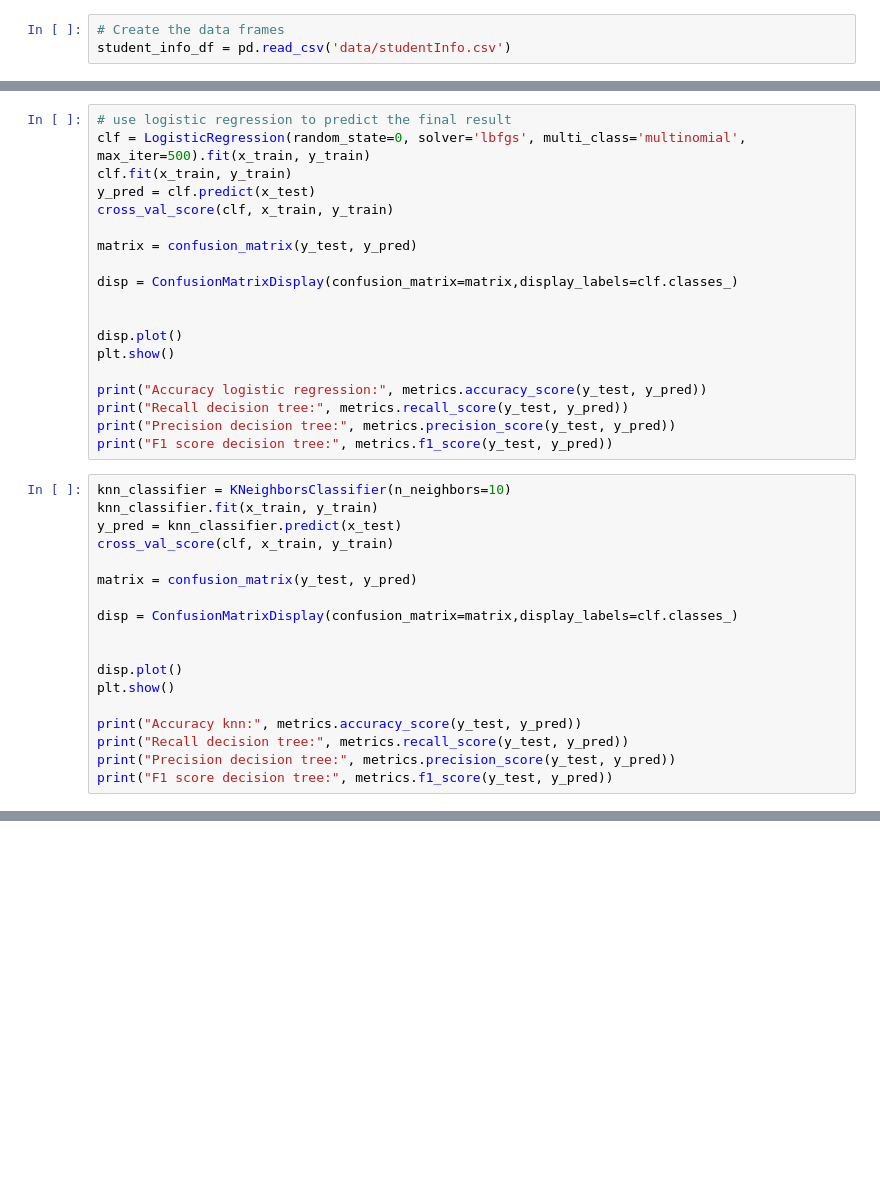
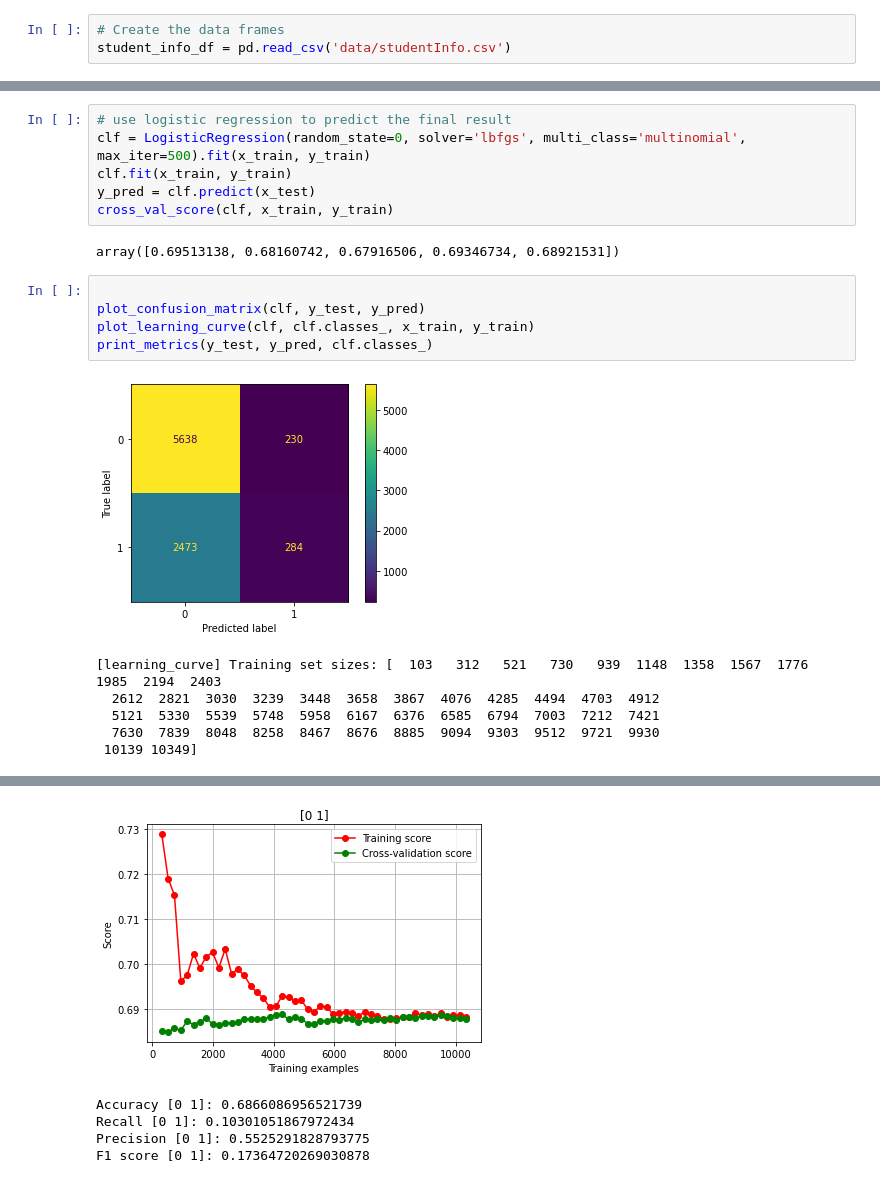
Before and after one commit to randmon/ucll_ti_data_and_ai_group_assignments, a Jupyter notebook: Assignment 3/test.ipynb, the cells around one changed output, grey strips where cells are left out. Cells and saved outputs as stored; diff of their text form; blank space fills up the shorter version.

```diff
--- a/Assignment 3/test.ipynb
+++ b/Assignment 3/test.ipynb
@@ -141,34 +183,17 @@ clf = LogisticRegression(random_state=0, solver='lbfgs', multi_class='multinomia
 clf.fit(x_train, y_train)
 y_pred = clf.predict(x_test)
 cross_val_score(clf, x_train, y_train)
-
-matrix = confusion_matrix(y_test, y_pred)
-
-disp = ConfusionMatrixDisplay(confusion_matrix=matrix,display_labels=clf.classes_)
-
-
-disp.plot()
-plt.show()
-
-print("Accuracy logistic regression:", metrics.accuracy_score(y_test, y_pred))
-print("Recall decision tree:", metrics.recall_score(y_test, y_pred))
-print("Precision decision tree:", metrics.precision_score(y_test, y_pred))
-print("F1 score decision tree:", metrics.f1_score(y_test, y_pred))
+# %% [output]
+array([0.69513138, 0.68160742, 0.67916506, 0.69346734, 0.68921531])
-# %%
-knn_classifier = KNeighborsClassifier(n_neighbors=10)
-knn_classifier.fit(x_train, y_train)
-y_pred = knn_classifier.predict(x_test)
-cross_val_score(clf, x_train, y_train)
-
-matrix = confusion_matrix(y_test, y_pred)
-
-disp = ConfusionMatrixDisplay(confusion_matrix=matrix,display_labels=clf.classes_)
-
-
-disp.plot()
-plt.show()
-
-print("Accuracy knn:", metrics.accuracy_score(y_test, y_pred))
-print("Recall decision tree:", metrics.recall_score(y_test, y_pred))
-print("Precision decision tree:", metrics.precision_score(y_test, y_pred))
-print("F1 score decision tree:", metrics.f1_score(y_test, y_pred))
+# %%
+
+plot_confusion_matrix(clf, y_test, y_pred)
+plot_learning_curve(clf, clf.classes_, x_train, y_train)
+print_metrics(y_test, y_pred, clf.classes_)
+# %% [output]
+[figure, added]
+[learning_curve] Training set sizes: [  103   312   521   730   939  1148  1358  1567  1776  1985  2194  2403
+  2612  2821  3030  3239  3448  3658  3867  4076  4285  4494  4703  4912
+  5121  5330  5539  5748  5958  6167  6376  6585  6794  7003  7212  7421
+  7630  7839  8048  8258  8467  8676  8885  9094  9303  9512  9721  9930
+ 10139 10349]
@@ -174,0 +202,5 @@ print("F1 score decision tree:", metrics.f1_score(y_test, y_pred))
+[figure, added]
+Accuracy [0 1]: 0.6866086956521739
+Recall [0 1]: 0.10301051867972434
+Precision [0 1]: 0.5525291828793775
+F1 score [0 1]: 0.17364720269030878
```
Also changed, not shown: parts of 26 cells of this notebook.
